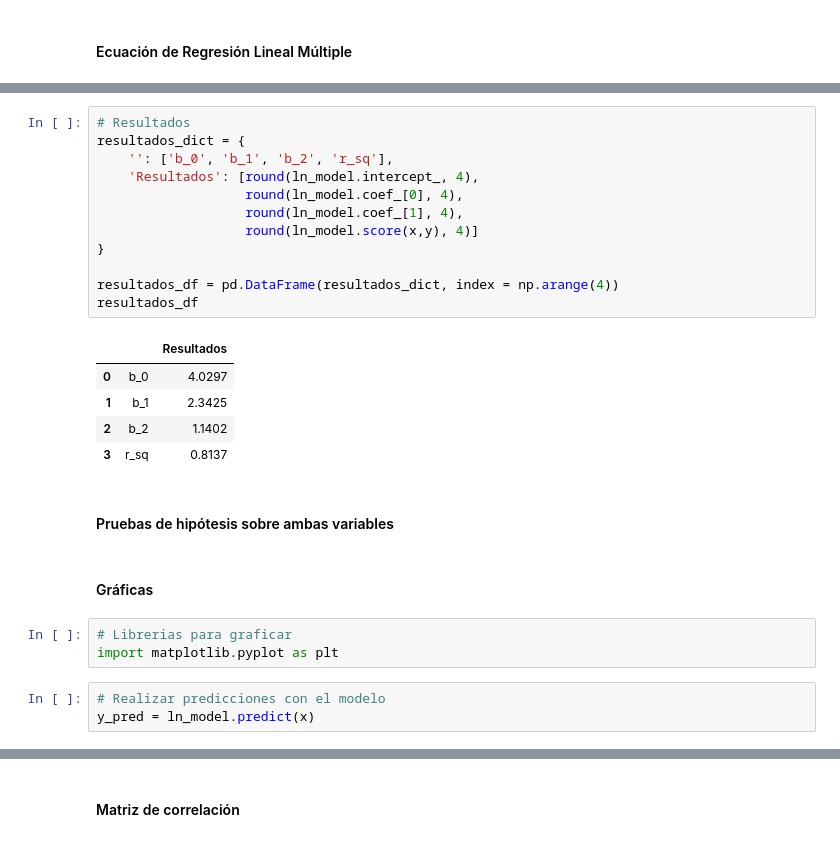
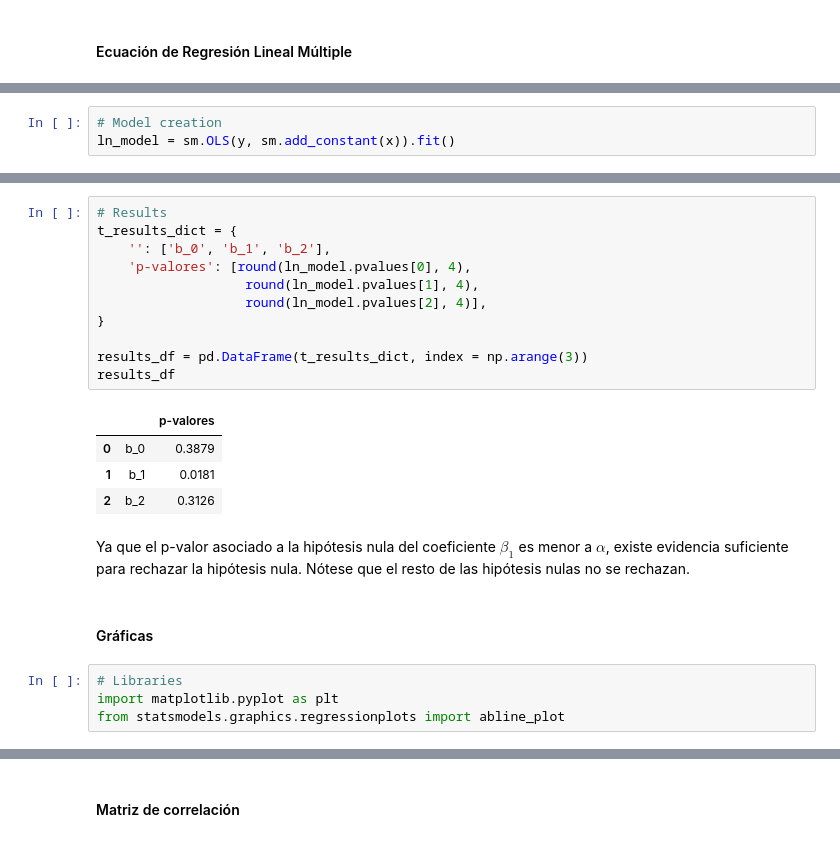
Before and after one commit to SandovalAguilar/estadistica, a Jupyter notebook: tercer_parcial/examen_notebook.ipynb, the cells around one changed output, grey strips where cells are left out. Saved outputs shown, nothing was run; the diff lists cells and outputs as text.

```diff
--- a/tercer_parcial/examen_notebook.ipynb
+++ b/tercer_parcial/examen_notebook.ipynb
@@ -63,0 +67,3 @@ ln_model = LinearRegression().fit(x, y)
+# %%
+# Model creation
+ln_model = sm.OLS(y, sm.add_constant(x)).fit()
@@ -64,28 +104,24 @@ ln_model = LinearRegression().fit(x, y)
 # %%
-# Resultados
-resultados_dict = {
-    '': ['b_0', 'b_1', 'b_2', 'r_sq'],
-    'Resultados': [round(ln_model.intercept_, 4),
-                   round(ln_model.coef_[0], 4),
-                   round(ln_model.coef_[1], 4),
-                   round(ln_model.score(x,y), 4)]
+# Results
+t_results_dict = {
+    '': ['b_0', 'b_1', 'b_2'],
+    'p-valores': [round(ln_model.pvalues[0], 4),
+                   round(ln_model.pvalues[1], 4),
+                   round(ln_model.pvalues[2], 4)],
 }
 
-resultados_df = pd.DataFrame(resultados_dict, index = np.arange(4))
-resultados_df
+results_df = pd.DataFrame(t_results_dict, index = np.arange(3))
+results_df
 # %% [output]
-|  |  | Resultados |
-| 0 | b_0 | 4.0297 |
-| 1 | b_1 | 2.3425 |
-| 2 | b_2 | 1.1402 |
-| 3 | r_sq | 0.8137 |
+|  |  | p-valores |
+| 0 | b_0 | 0.3879 |
+| 1 | b_1 | 0.0181 |
+| 2 | b_2 | 0.3126 |
-# %% [markdown]
-#### Pruebas de hipótesis sobre ambas variables
+# %% [markdown]
+Ya que el p-valor asociado a la hipótesis nula del coeficiente $\beta_1$ es menor a $\alpha$, existe evidencia suficiente para rechazar la hipótesis nula. Nótese que el resto de las hipótesis nulas no se rechazan.
 # %% [markdown]
 #### Gráficas
 # %%
-# Librerias para graficar
+# Libraries
 import matplotlib.pyplot as plt
+from statsmodels.graphics.regressionplots import abline_plot
-# %%
-# Realizar predicciones con el modelo
-y_pred = ln_model.predict(x)
```
Also changed, not shown: parts of 31 cells of this notebook, 5 other files.
